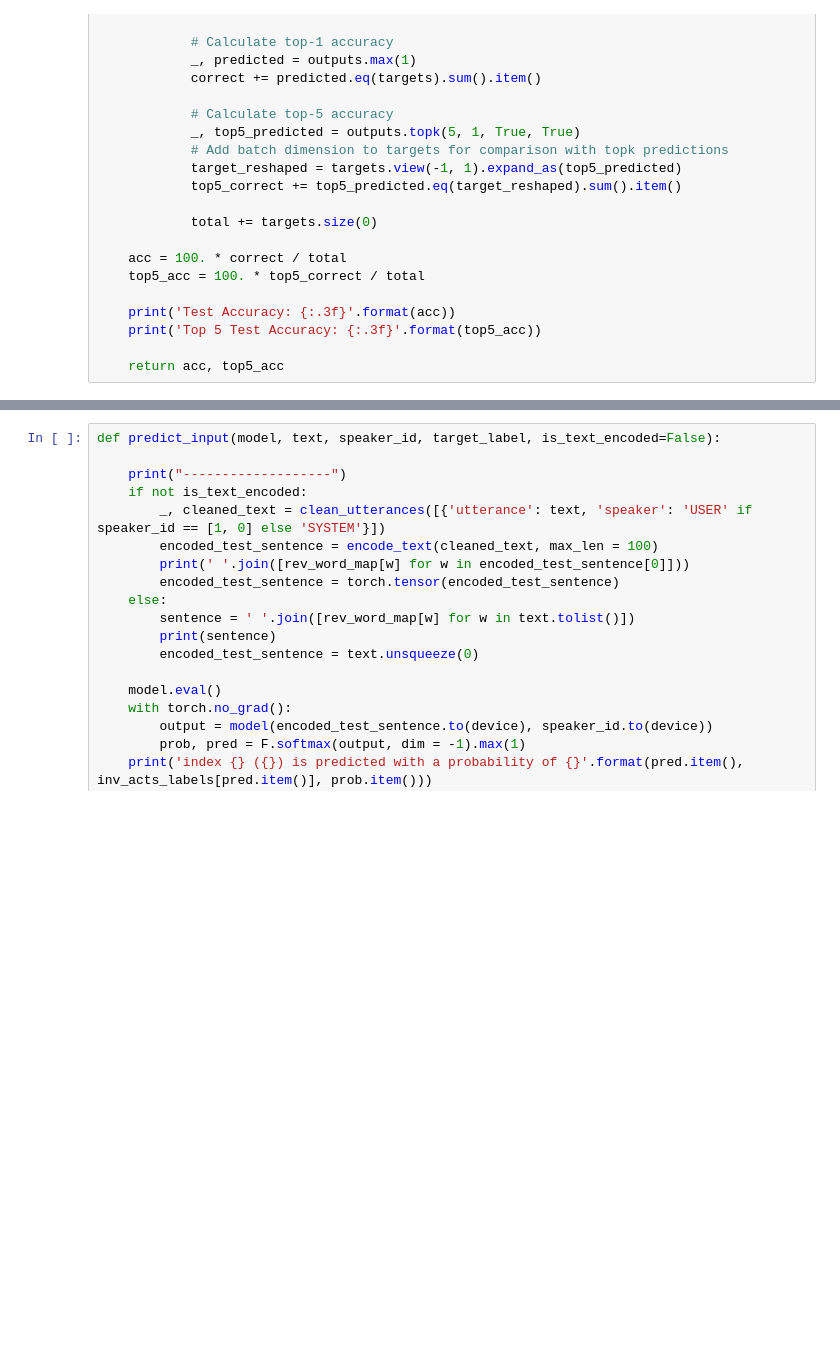
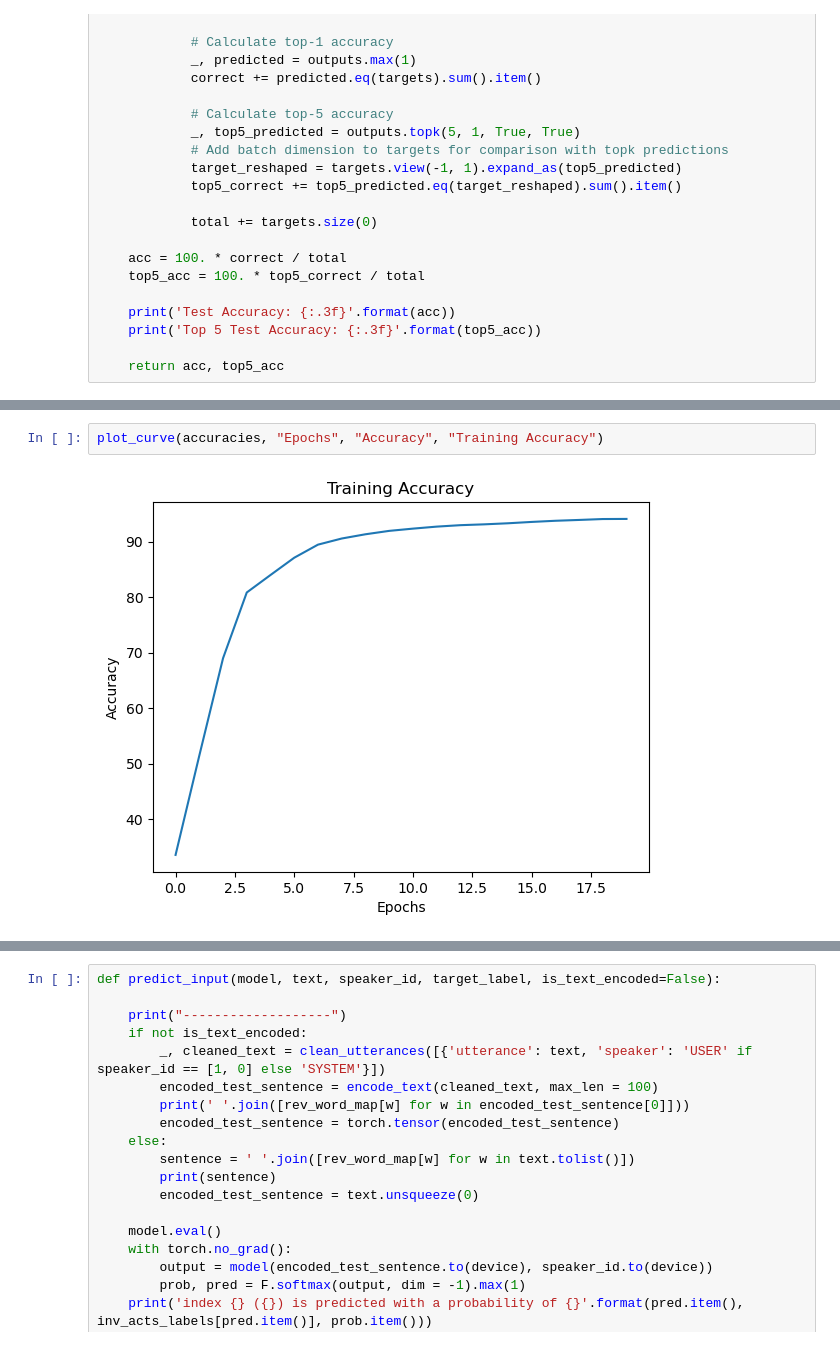
Before and after one commit to wardvdnb/Dialog-Act-Recognition-Project, a Jupyter notebook: Project.ipynb, the cells around one changed output, grey strips where cells are left out. Saved outputs shown, nothing was run; the diff lists cells and outputs as text; blank space fills up the shorter version.

```diff
--- a/Project.ipynb
+++ b/Project.ipynb
@@ -493,3 +493,7 @@ Text(0.5, 1.0, 'Accuracy Curve')
+# %%
+plot_curve(accuracies, "Epochs", "Accuracy", "Training Accuracy")
+# %% [output]
+[figure, added]
 # %%
 evaluate(model, test_loader)
 # %% [output]
```
Also changed, not shown: parts of 16 cells of this notebook, 2 other files.
